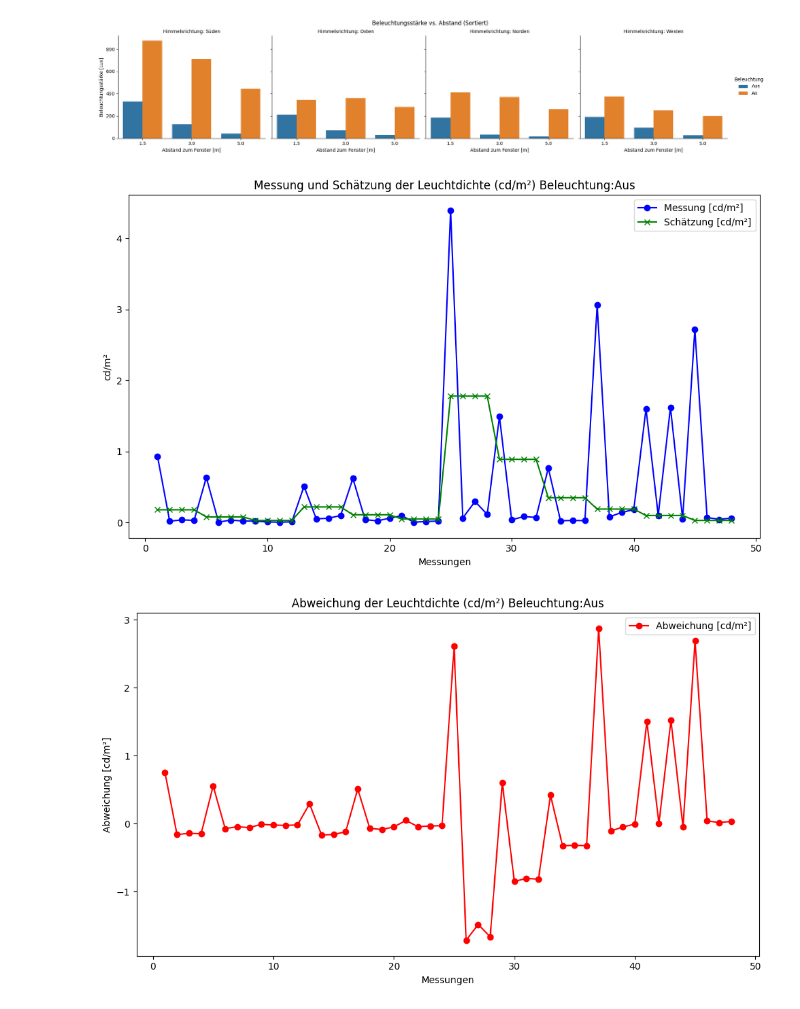
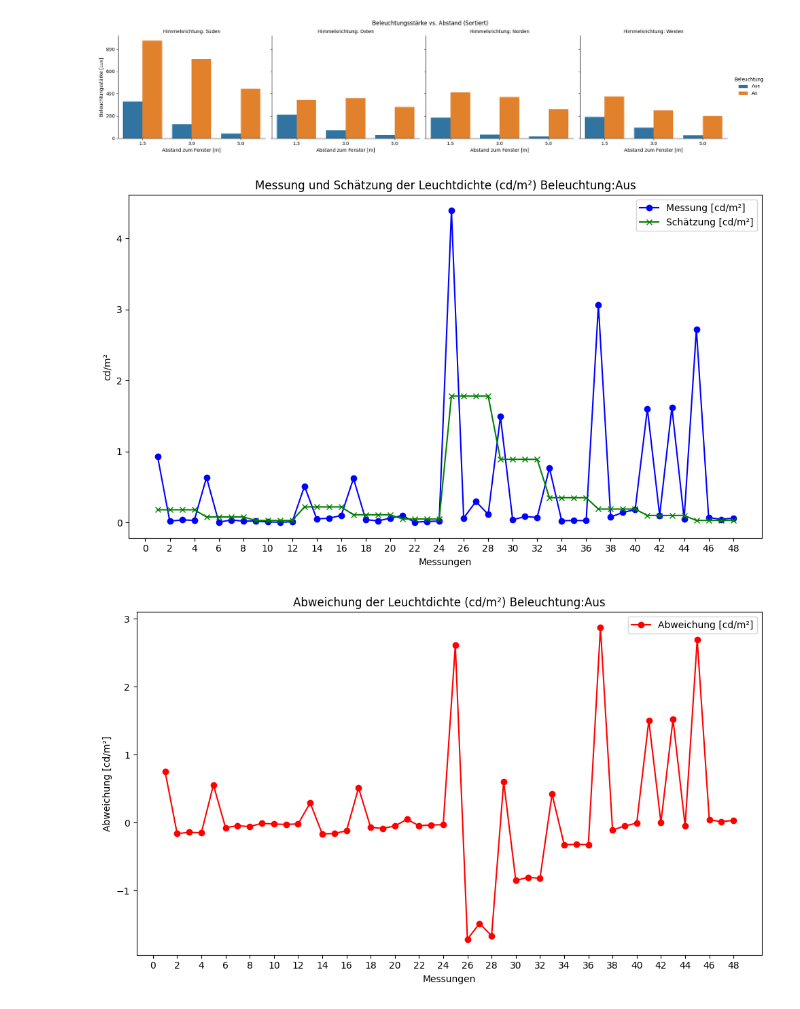
Before and after one commit to Nicola386/Code-Git, a Jupyter notebook: Validierung.ipynb, the cells around one changed output. Cells and saved outputs as stored; diff of their text form; code cells hidden in the pictures.

```diff
--- a/Validierung.ipynb
+++ b/Validierung.ipynb
@@ -1487,6 +1487,7 @@ plt.show
 <function matplotlib.pyplot.show(close=None, block=None)>
 [figure]
 # %%
+import numpy as np
 import matplotlib.pyplot as plt
 
 # Daten der Leuchtdichte und Schätzung extrahieren
@@ -1522,36 +1523,37 @@ plt.xlabel('Messungen')
 plt.ylabel('cd/m²')
 plt.title('Messung und Schätzung der Leuchtdichte (cd/m²) Beleuchtung:Aus' )
 
+plt.xticks(np.arange(0,50,2))
 # Legende hinzufügen
 plt.legend()
 
 # Plot anzeigen
 plt.tight_layout()
 plt.show()
 
 # Berechnung der Abweichung zwischen Leuchtdichte und Schätzung
 abweichung_cd_m2 = [leuchtdichte - schatzung for leuchtdichte, schatzung in zip(leuchtdichte_cd_m2, schatzung_cd_m2)]
 
 # Erstellen eines neuen Plots für die Abweichung
 plt.figure(figsize=(10, 6))
 
 # Plot für Abweichung [cd/m²]
 plt.plot(messungen, abweichung_cd_m2, label='Abweichung [cd/m²]', marker='o', color='red')
 
 # Achsenbeschriftungen und Titel
 plt.xlabel('Messungen')
 plt.ylabel('Abweichung [cd/m²]')
 plt.title('Abweichung der Leuchtdichte (cd/m²) Beleuchtung:Aus')
-
+plt.xticks(np.arange(0,50,2))
 # Legende hinzufügen
 plt.legend()
 
 # Plot anzeigen
 plt.tight_layout()
 plt.show()
 # %% [output]
-[figure, old version]
+[figure, new version]
-[figure, old version]
+[figure, new version]
 # %%
 # Neue Leuchtdichte- und Schätzungsdaten extrahieren
 leuchtdichte_cd_m2_2 = [
```
Also changed, not shown: parts of 2 cells of this notebook.
